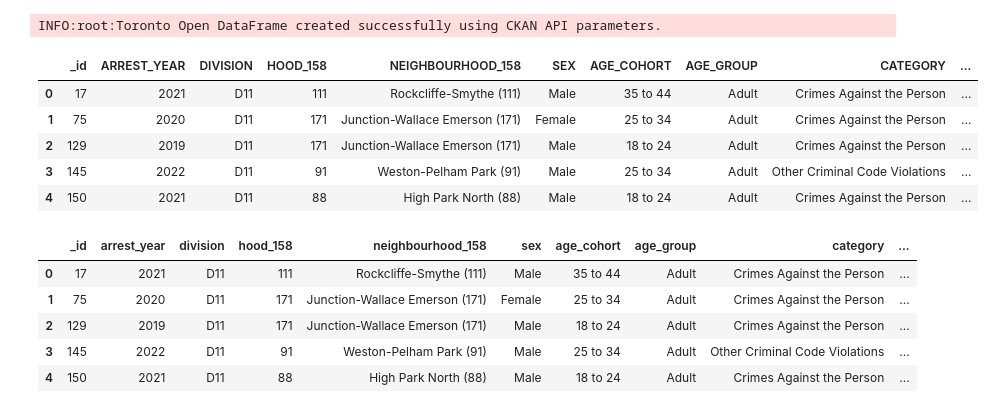
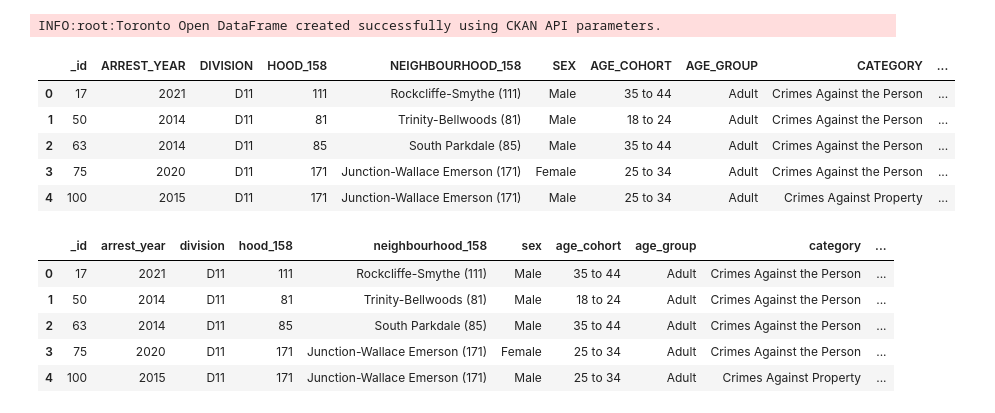
Before and after one commit to Cnblackwell/TeamDragonParsers, a Jupyter notebook: annual_police_report.ipynb, the cells around one changed output. Cells and saved outputs as stored; diff of their text form; code cells hidden in the pictures.

```diff
--- a/annual_police_report.ipynb
+++ b/annual_police_report.ipynb
@@ -47,12 +47,12 @@ def load_data_OpenDataTO(package_id):
                 data_url = base_url + "/api/3/action/datastore_search"
                 params = {"id": resource["id"]}
                 filters = {
-                    "ARREST_YEAR": [2018, 2019, 2020, 2021, 2022],
-                    "DIVISION": "D11"  # Filter for DIVISION
+                    #"ARREST_YEAR": [2014,2015,2016,2017,2018, 2019, 2020, 2021, 2022],
+                    "DIVISION": "D11"  # Filter for DIVISION(Geographic division where crime took place)
                 }
 
                 all_records = []
-                limit = 1000  # Number of records to retrieve per request
+                limit = 5000  # Number of records to retrieve per request
 
                 # Paginate through the data until all records are retrieved
                 offset = 0
@@ -74,37 +74,37 @@ def load_data_OpenDataTO(package_id):
                     if len(records) < limit:
                         break  # Break the loop if all records have been retrieved
 
                     offset += limit  # Move to the next page
 
                 df = pd.DataFrame(all_records)
                 logging.info("Toronto Open DataFrame created successfully using CKAN API parameters.")
                 return df
         else:
             logging.warning("No JSON resource found in the package.")
             return None
 
     else:
         logging.error("Failed to retrieve metadata from the API.")
         return None
 
 # Load the Annual Police Report data into the DataFrame
 
 package_id = "police-annual-statistical-report-arrested-and-charged-persons"
 
 annual_police_report = load_data_OpenDataTO(package_id)
 if annual_police_report is not None:
     annual_police_report.head()
 else:
     logging.error("Failed to load the dataset.")
 annual_police_report.head()
 # %% [output]
 INFO:root:Toronto Open DataFrame created successfully using CKAN API parameters.
 |  | _id | ARREST_YEAR | DIVISION | HOOD_158 | NEIGHBOURHOOD_158 | SEX | AGE_COHORT | AGE_GROUP | CATEGORY | ... |
 | 0 | 17 | 2021 | D11 | 111 | Rockcliffe-Smythe (111) | Male | 35 to 44 | Adult | Crimes Against the Person | ... |
-| 1 | 75 | 2020 | D11 | 171 | Junction-Wallace Emerson (171) | Female | 25 to 34 | Adult | Crimes Against the Person | ... |
-| 2 | 129 | 2019 | D11 | 171 | Junction-Wallace Emerson (171) | Male | 18 to 24 | Adult | Crimes Against the Person | ... |
-| 3 | 145 | 2022 | D11 | 91 | Weston-Pelham Park (91) | Male | 25 to 34 | Adult | Other Criminal Code Violations | ... |
-| 4 | 150 | 2021 | D11 | 88 | High Park North (88) | Male | 18 to 24 | Adult | Crimes Against the Person | ... |
+| 1 | 50 | 2014 | D11 | 81 | Trinity-Bellwoods (81) | Male | 18 to 24 | Adult | Crimes Against the Person | ... |
+| 2 | 63 | 2014 | D11 | 85 | South Parkdale (85) | Male | 35 to 44 | Adult | Crimes Against the Person | ... |
+| 3 | 75 | 2020 | D11 | 171 | Junction-Wallace Emerson (171) | Female | 25 to 34 | Adult | Crimes Against the Person | ... |
+| 4 | 100 | 2015 | D11 | 171 | Junction-Wallace Emerson (171) | Male | 25 to 34 | Adult | Crimes Against Property | ... |
 # %%
 #converting column names to lowecase
 def rename_data(annual_police_report):
@@ -118,10 +118,10 @@ annual_police_report.head()
 # %% [output]
 |  | _id | arrest_year | division | hood_158 | neighbourhood_158 | sex | age_cohort | age_group | category | ... |
 | 0 | 17 | 2021 | D11 | 111 | Rockcliffe-Smythe (111) | Male | 35 to 44 | Adult | Crimes Against the Person | ... |
-| 1 | 75 | 2020 | D11 | 171 | Junction-Wallace Emerson (171) | Female | 25 to 34 | Adult | Crimes Against the Person | ... |
-| 2 | 129 | 2019 | D11 | 171 | Junction-Wallace Emerson (171) | Male | 18 to 24 | Adult | Crimes Against the Person | ... |
-| 3 | 145 | 2022 | D11 | 91 | Weston-Pelham Park (91) | Male | 25 to 34 | Adult | Other Criminal Code Violations | ... |
-| 4 | 150 | 2021 | D11 | 88 | High Park North (88) | Male | 18 to 24 | Adult | Crimes Against the Person | ... |
+| 1 | 50 | 2014 | D11 | 81 | Trinity-Bellwoods (81) | Male | 18 to 24 | Adult | Crimes Against the Person | ... |
+| 2 | 63 | 2014 | D11 | 85 | South Parkdale (85) | Male | 35 to 44 | Adult | Crimes Against the Person | ... |
+| 3 | 75 | 2020 | D11 | 171 | Junction-Wallace Emerson (171) | Female | 25 to 34 | Adult | Crimes Against the Person | ... |
+| 4 | 100 | 2015 | D11 | 171 | Junction-Wallace Emerson (171) | Male | 25 to 34 | Adult | Crimes Against Property | ... |
 # %%
 annual_police_report.shape
 # %% [output]
```
Also changed, not shown: parts of 12 cells of this notebook.
